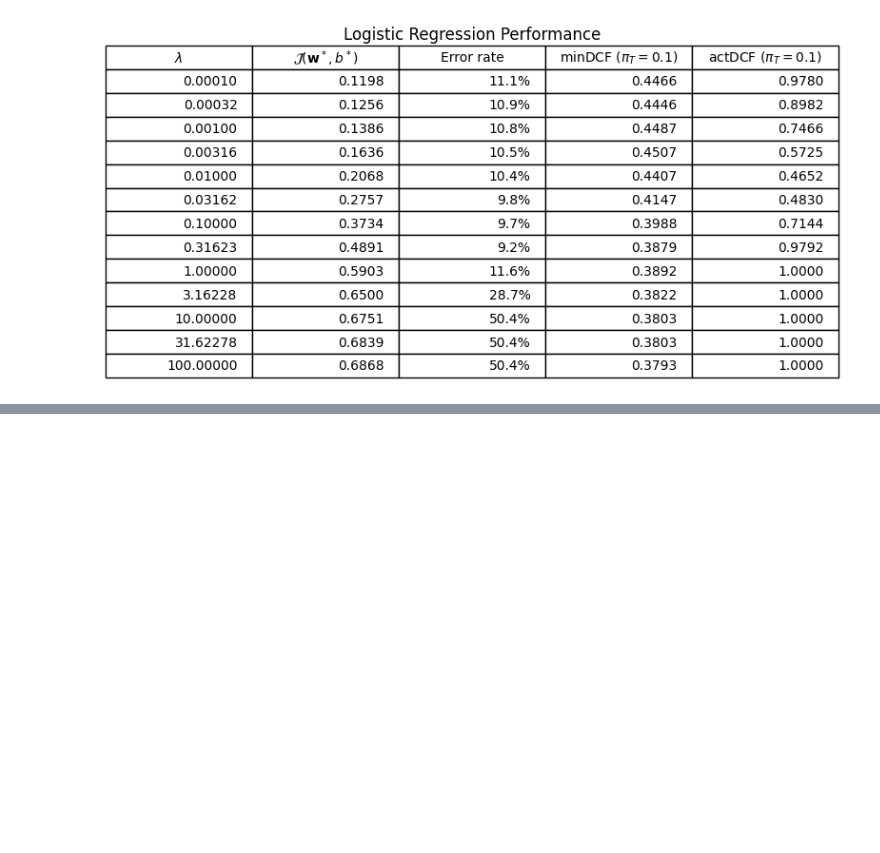
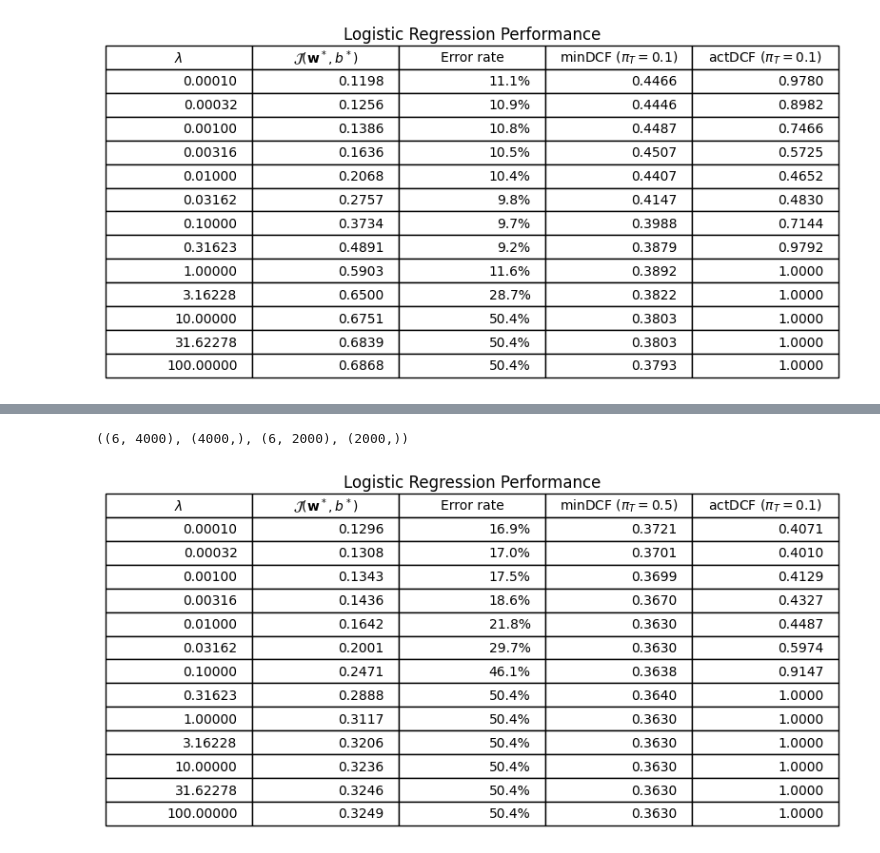
Before and after one commit to RiccardoRevalor/Fingerprint_Spoofing_Detection, a Jupyter notebook: 3_logReg_SVM.ipynb, the cells around one changed output, grey strips where cells are left out. Saved outputs shown, nothing was run; the diff lists cells and outputs as text; code cells hidden in the pictures; blank space fills up the shorter version.

```diff
--- a/3_logReg_SVM.ipynb
+++ b/3_logReg_SVM.ipynb
@@ -312,0 +364,10 @@ plotDCFasFunctionOfLambda(lambdas, DCF_l_1OutOf50, minDCF_l_1OutOf50, filename="
+# %%
+DTR.shape, LTR.shape, DVAL.shape, LVAL.shape
+# %% [output]
+((6, 4000), (4000,), (6, 2000), (2000,))
+# %%
+#train and fit prior-weighted binary logistic regression model
+AppPriorTrue = 0.1
+(_, _, minDCF_l_priorWeighted, DCF_l_priorWeighted, _) = LR.fitLogReg_PriorWeighted(DTR, LTR, DVAL, LVAL, lambdas, AppPriorTrue, manual_grad=True)
+# %% [output]
+[figure, added]
```
Also changed, not shown: parts of 18 cells of this notebook, 5 other files.
